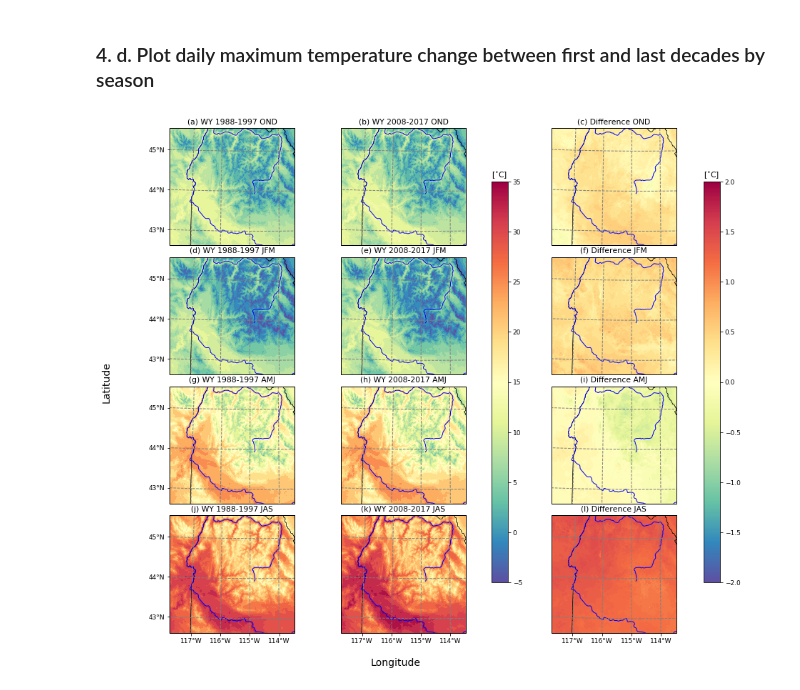
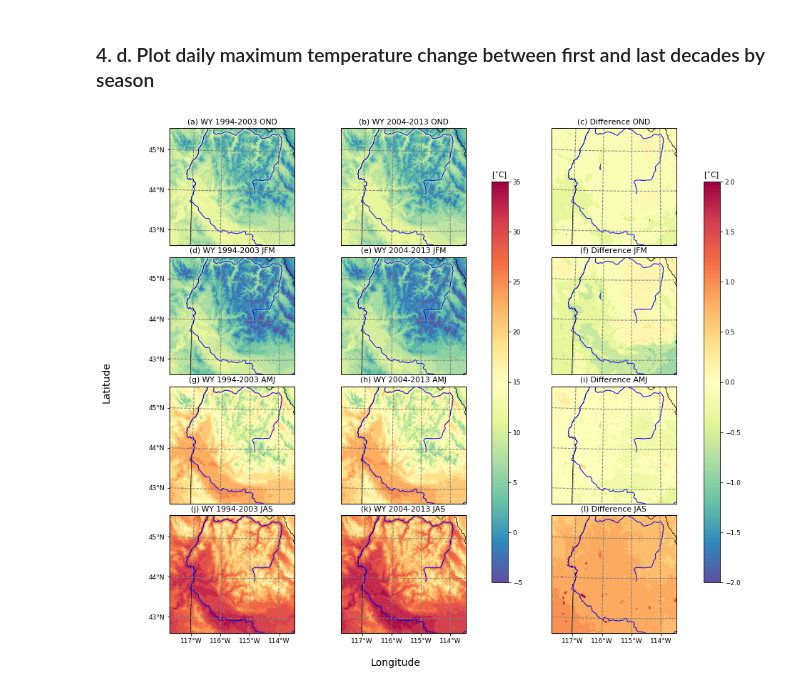
Before and after one commit to LEAF-BoiseState/WRF-IPC-analysis, a Jupyter notebook: 3. Plot Decadal Differences.ipynb, the cells around one changed output. Cells and saved outputs as stored; diff of their text form; code cells hidden in the pictures.

````diff
--- a/3. Plot Decadal Differences.ipynb
+++ b/3. Plot Decadal Differences.ipynb
@@ -58,9 +58,9 @@ wrf-python version: 1.3.2
 # %% [markdown]
 ## 2. Read in the data using ```xarray```
 # %%
-wrf_dir = '/Users/lejoflores/data/WRF-NARR-1km-Daily/'
+wrf_dir = '/Users/lejoflores/data/WRF-CFS-1km-Daily/'
 
-ds_wrf = xr.open_mfdataset(wrf_dir+'WRF-NARR*.nc')
+ds_wrf = xr.open_mfdataset(wrf_dir+'DAILY-20YR-WY-*.nc',combine='by_coords')
 ds_wrf
 # %% [output]
 <xarray.Dataset>
@@ -111,8 +111,8 @@ Data variables:
 # 3. Get decadal averages
 ## 3. a. Get average annual precipitation for first and third decades
 # %%
-decade1 = ds_wrf.sel(XTIME=slice('1987-10-01','1997-09-30'))
-decade3 = ds_wrf.sel(XTIME=slice('2008-10-01','2017-09-30'))
+decade1 = ds_wrf.sel(XTIME=slice('1994-10-01','2004-09-30'))
+decade2 = ds_wrf.sel(XTIME=slice('2004-10-01','2014-09-30'))
 # %%
 dprcp_decade1_OND = decade1.DPRCP[decade1.WY_MO.values<=3].groupby('WY').sum(dim='XTIME').mean(dim='WY')
 dprcp_decade1_JFM = decade1.DPRCP[(decade1.WY_MO.values > 3) & (decade1.WY_MO.values <= 6)].groupby('WY').sum(dim='XTIME').mean(dim='WY')
@@ -139,10 +139,10 @@ tmax_decade1_JFM = decade1.TMAX[(decade1.WY_MO.values > 3) & (decade1.WY_MO.valu
 tmax_decade1_AMJ = decade1.TMAX[(decade1.WY_MO.values > 6) & (decade1.WY_MO.values <= 9)].groupby('WY').mean(dim='XTIME').mean(dim='WY')
 tmax_decade1_JAS = decade1.TMAX[decade1.WY_MO.values > 9].groupby('WY').mean(dim='XTIME').mean(dim='WY')
 
-tmax_decade3_OND = decade3.TMAX[decade3.WY_MO.values<=3].groupby('WY').mean(dim='XTIME').mean(dim='WY')
-tmax_decade3_JFM = decade3.TMAX[(decade3.WY_MO.values > 3) & (decade3.WY_MO.values <= 6)].groupby('WY').mean(dim='XTIME').mean(dim='WY')
-tmax_decade3_AMJ = decade3.TMAX[(decade3.WY_MO.values > 6) & (decade3.WY_MO.values <= 9)].groupby('WY').mean(dim='XTIME').mean(dim='WY')
-tmax_decade3_JAS = decade3.TMAX[decade3.WY_MO.values > 9].groupby('WY').mean(dim='XTIME').mean(dim='WY')
+tmax_decade2_OND = decade2.TMAX[decade2.WY_MO.values<=3].groupby('WY').mean(dim='XTIME').mean(dim='WY')
+tmax_decade2_JFM = decade2.TMAX[(decade2.WY_MO.values > 3) & (decade2.WY_MO.values <= 6)].groupby('WY').mean(dim='XTIME').mean(dim='WY')
+tmax_decade2_AMJ = decade2.TMAX[(decade2.WY_MO.values > 6) & (decade2.WY_MO.values <= 9)].groupby('WY').mean(dim='XTIME').mean(dim='WY')
+tmax_decade2_JAS = decade2.TMAX[decade2.WY_MO.values > 9].groupby('WY').mean(dim='XTIME').mean(dim='WY')
 # %% [markdown]
 # 4. Plot results
 ### 4. a. Prepare a few plotting variables used across plots
@@ -164,10 +164,10 @@ plt.rcParams.update({'font.size': 9, 'font.family':'sans-serif'})
 xticks = [-118,-117,-116,-115,-114,-113]
 yticks = [42,43,44,45,46]
 
-fig_ids = ['(a) WY 1988-1997 OND','(b) WY 2008-2017 OND','(c) Difference OND',
-           '(d) WY 1988-1997 JFM','(e) WY 2008-2017 JFM','(f) Difference JFM',
-           '(g) WY 1988-1997 AMJ','(h) WY 2008-2017 AMJ','(i) Difference AMJ',
-           '(j) WY 1988-1997 JAS','(k) WY 2008-2017 JAS','(l) Difference JAS']
+fig_ids = ['(a) WY 1994-2003 OND','(b) WY 2004-2013 OND','(c) Difference OND',
+           '(d) WY 1994-2003 JFM','(e) WY 2004-2013 JFM','(f) Difference JFM',
+           '(g) WY 1994-2003 AMJ','(h) WY 2004-2013 AMJ','(i) Difference AMJ',
+           '(j) WY 1994-2003 JAS','(k) WY 2004-2013 JAS','(l) Difference JAS']
 
 figsize_in = (12.5,13)
 figres_dpi = 300
@@ -363,30 +363,30 @@ fig.subplots_adjust(wspace = .1, hspace = .1)
 
 im11 = axes[0][0].contourf(to_np(lon),to_np(lat),tmax_decade1_OND - 273.15,contour_levels,transform=crs.PlateCarree(),
                            vmin=vmin_tmax,vmax=vmax_tmax,cmap='Spectral_r')
-im12 = axes[0][1].contourf(to_np(lon),to_np(lat),tmax_decade3_OND - 273.15,contour_levels,transform=crs.PlateCarree(),
+im12 = axes[0][1].contourf(to_np(lon),to_np(lat),tmax_decade2_OND - 273.15,contour_levels,transform=crs.PlateCarree(),
                            vmin=vmin_tmax,vmax=vmax_tmax,cmap='Spectral_r')
-im13 = axes[0][2].contourf(to_np(lon),to_np(lat),(tmax_decade3_OND - tmax_decade1_OND),contour_levels,
+im13 = axes[0][2].contourf(to_np(lon),to_np(lat),(tmax_decade2_OND - tmax_decade1_OND),contour_levels,
                            transform=crs.PlateCarree(),vmin=vmin_dtmax,vmax=vmax_dtmax,cmap='Spectral_r')
 
 im21 = axes[1][0].contourf(to_np(lon),to_np(lat),tmax_decade1_JFM - 273.15,contour_levels,transform=crs.PlateCarree(),
                            vmin=vmin_tmax,vmax=vmax_tmax,cmap='Spectral_r')
-im22 = axes[1][1].contourf(to_np(lon),to_np(lat),tmax_decade3_JFM - 273.15,contour_levels,transform=crs.PlateCarree(),
+im22 = axes[1][1].contourf(to_np(lon),to_np(lat),tmax_decade2_JFM - 273.15,contour_levels,transform=crs.PlateCarree(),
                            vmin=vmin_tmax,vmax=vmax_tmax,cmap='Spectral_r')
-im23 = axes[1][2].contourf(to_np(lon),to_np(lat),(tmax_decade3_JFM - tmax_decade1_JFM),contour_levels,
+im23 = axes[1][2].contourf(to_np(lon),to_np(lat),(tmax_decade2_JFM - tmax_decade1_JFM),contour_levels,
                            transform=crs.PlateCarree(),vmin=vmin_dtmax,vmax=vmax_dtmax,cmap='Spectral_r')
 
 im31 = axes[2][0].contourf(to_np(lon),to_np(lat),tmax_decade1_AMJ - 273.15,contour_levels,transform=crs.PlateCarree(),
                            vmin=vmin_tmax,vmax=vmax_tmax,cmap='Spectral_r')
-im32 = axes[2][1].contourf(to_np(lon),to_np(lat),tmax_decade3_AMJ - 273.15,contour_levels,transform=crs.PlateCarree(),
+im32 = axes[2][1].contourf(to_np(lon),to_np(lat),tmax_decade2_AMJ - 273.15,contour_levels,transform=crs.PlateCarree(),
                            vmin=vmin_tmax,vmax=vmax_tmax,cmap='Spectral_r')
-im33 = axes[2][2].contourf(to_np(lon),to_np(lat),(tmax_decade3_AMJ - tmax_decade1_AMJ),contour_levels,
+im33 = axes[2][2].contourf(to_np(lon),to_np(lat),(tmax_decade2_AMJ - tmax_decade1_AMJ),contour_levels,
                            transform=crs.PlateCarree(),vmin=vmin_dtmax,vmax=vmax_dtmax,cmap='Spectral_r')
 
 im41 = axes[3][0].contourf(to_np(lon),to_np(lat),tmax_decade1_JAS - 273.15,contour_levels,transform=crs.PlateCarree(),
                            vmin=vmin_tmax,vmax=vmax_tmax,cmap='Spectral_r')
-im42 = axes[3][1].contourf(to_np(lon),to_np(lat),tmax_decade3_JAS - 273.15,contour_levels,transform=crs.PlateCarree(),
+im42 = axes[3][1].contourf(to_np(lon),to_np(lat),tmax_decade2_JAS - 273.15,contour_levels,transform=crs.PlateCarree(),
                            vmin=vmin_tmax,vmax=vmax_tmax,cmap='Spectral_r')
-im43 = axes[3][2].contourf(to_np(lon),to_np(lat),(tmax_decade3_JAS - tmax_decade1_JAS),contour_levels,
+im43 = axes[3][2].contourf(to_np(lon),to_np(lat),(tmax_decade2_JAS - tmax_decade1_JAS),contour_levels,
                            transform=crs.PlateCarree(),vmin=vmin_dtmax,vmax=vmax_dtmax,cmap='Spectral_r')
 
 FigIter = 0
@@ -407,32 +407,32 @@ for ax in axes.flat:
 
     if(ax.colNum==2):
         pos = ax.get_position()
         pos.x0 += 0.05
         ax.set_position([pos.x0,pos.y0,pos.width*1.5,pos.height])
     FigIter += 1
 
 fig.text(0.5, 0.08, 'Longitude', ha='center', va='center', fontsize=14)
 fig.text(0.05, 0.5, 'Latitude', ha='center', va='center', rotation='vertical', fontsize=14)
 
 cbar_ax1 = fig.add_axes([0.65, 0.2, 0.025, 0.6],in_layout=False)
 
 m = plt.cm.ScalarMappable(cmap=cm.Spectral_r)
 m.set_array(to_np(tmax_decade1_OND - 273.15))
 m.set_clim(vmin_tmax, vmax_tmax)
 
 clb1 = fig.colorbar(m,cax = cbar_ax1)
 clb1.ax.set_title('[${}^{\circ}$C]')
 
 cbar_ax2 = fig.add_axes([0.98, 0.2, 0.025, 0.6],in_layout=False)
 
 m = plt.cm.ScalarMappable(cmap=cm.Spectral_r)
-m.set_array(to_np(tmax_decade3_OND - tmax_decade1_OND))
+m.set_array(to_np(tmax_decade2_OND - tmax_decade1_OND))
 m.set_clim(vmin_dtmax, vmax_dtmax)
 
 clb2 = fig.colorbar(m,cax = cbar_ax2)
 clb2.ax.set_title('[${}^{\circ}$C]')
 
 plt.savefig(TmaxChange_fname, dpi=figres_dpi, facecolor='w', edgecolor='w',
             orientation='portrait', bbox_inches='tight')
 # %% [output]
-[figure, old version]
+[figure, new version]
````
Also changed, not shown: parts of 7 cells of this notebook, 8 other files.
